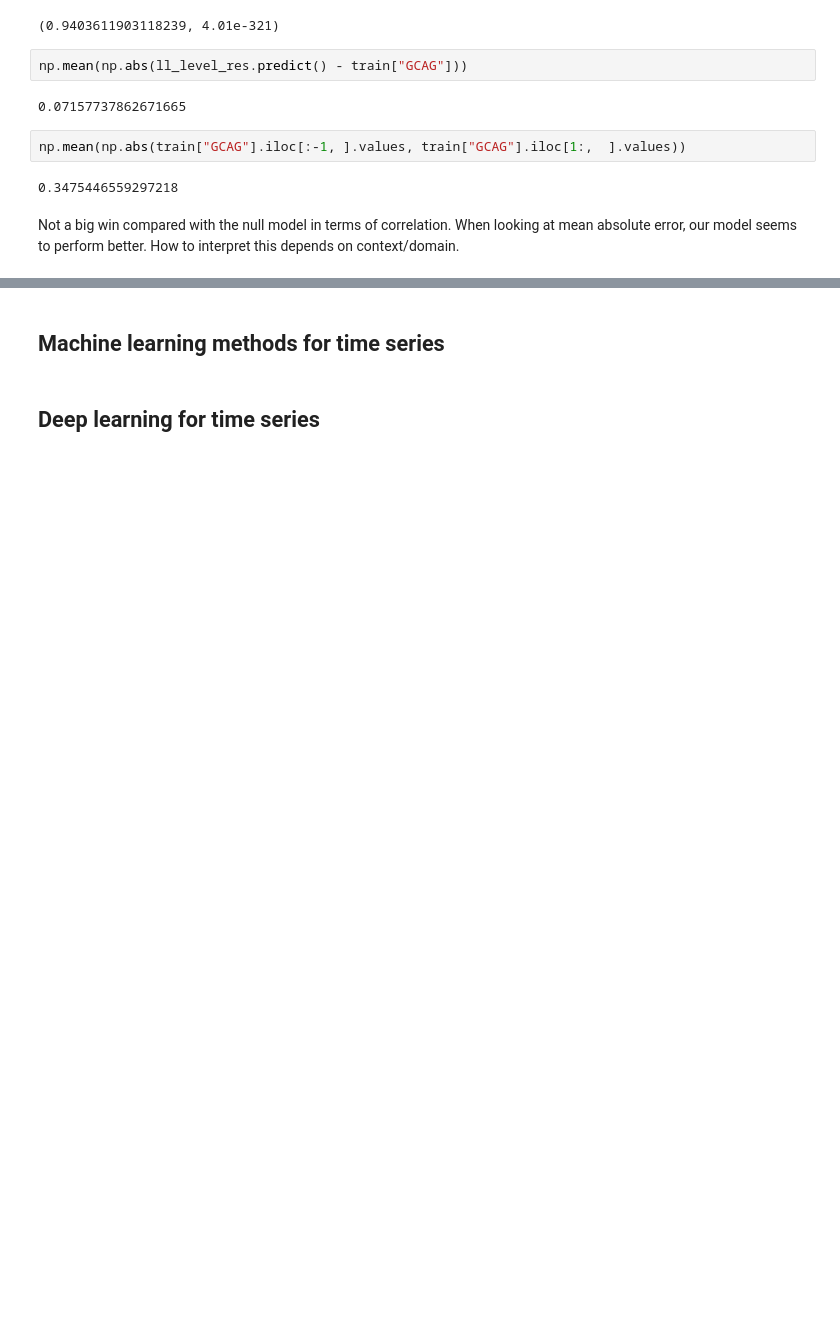
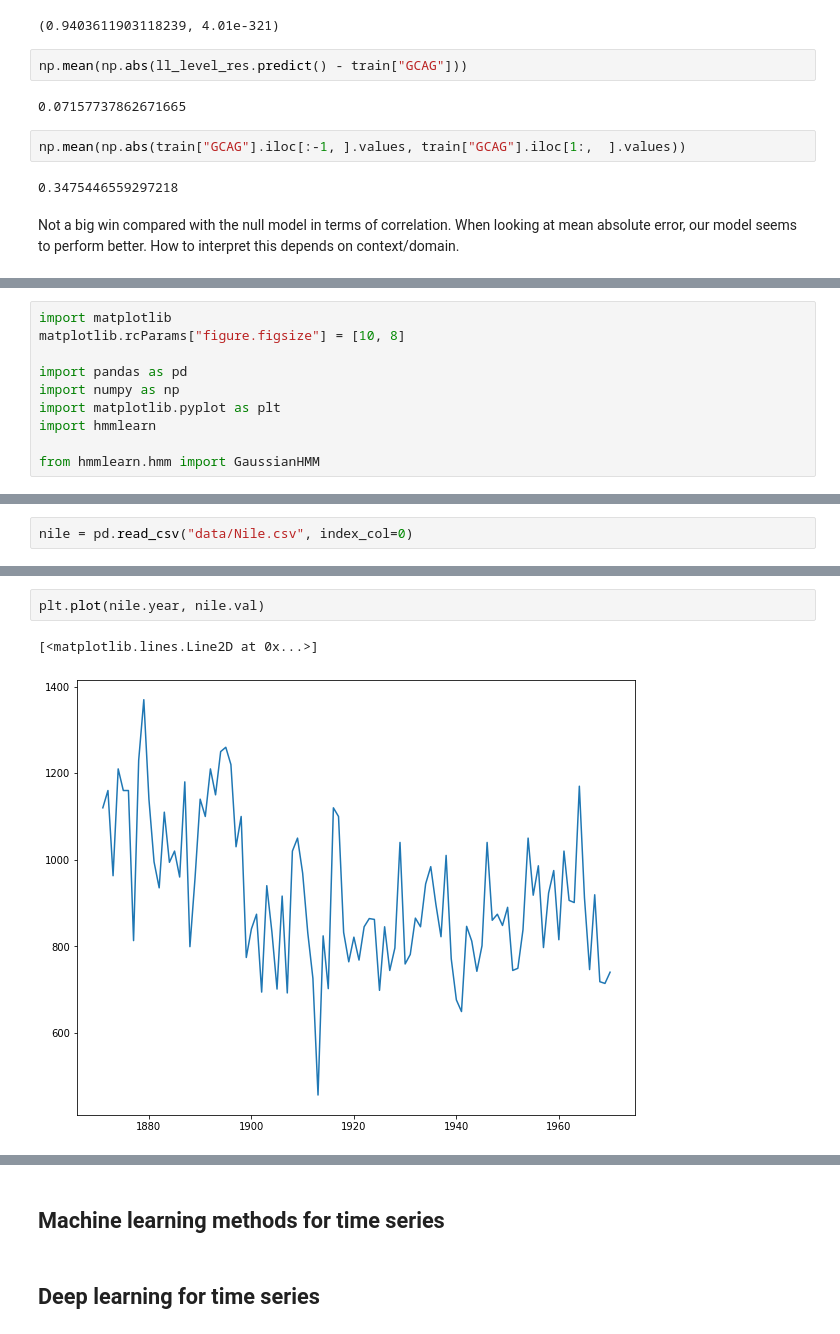
Before and after one commit to drbwa/timeserieseda, a Jupyter notebook: pycon2019/scipy2019-1-state-space-models.ipynb, the cells around one changed output, grey strips where cells are left out. Cells and saved outputs as stored; diff of their text form; blank space fills up the shorter version.

```diff
--- a/pycon2019/pycon2019-1.ipynb
+++ b/pycon2019/scipy2019-1-state-space-models.ipynb
@@ -382,0 +385,10 @@ Not a big win compared with the null model in terms of correlation. When looking
+# %%
+import matplotlib
+matplotlib.rcParams["figure.figsize"] = [10, 8]
+
+import pandas as pd
+import numpy as np
+import matplotlib.pyplot as plt
+import hmmlearn
+
+from hmmlearn.hmm import GaussianHMM
@@ -382,0 +405,2 @@ Not a big win compared with the null model in terms of correlation. When looking
+# %%
+nile = pd.read_csv("data/Nile.csv", index_col=0)
@@ -382,0 +421,5 @@ Not a big win compared with the null model in terms of correlation. When looking
+# %%
+plt.plot(nile.year, nile.val)
+# %% [output]
+[<matplotlib.lines.Line2D at 0x...>]
+[figure, added]
```
Also changed, not shown: parts of 32 cells of this notebook, 3 other files.
